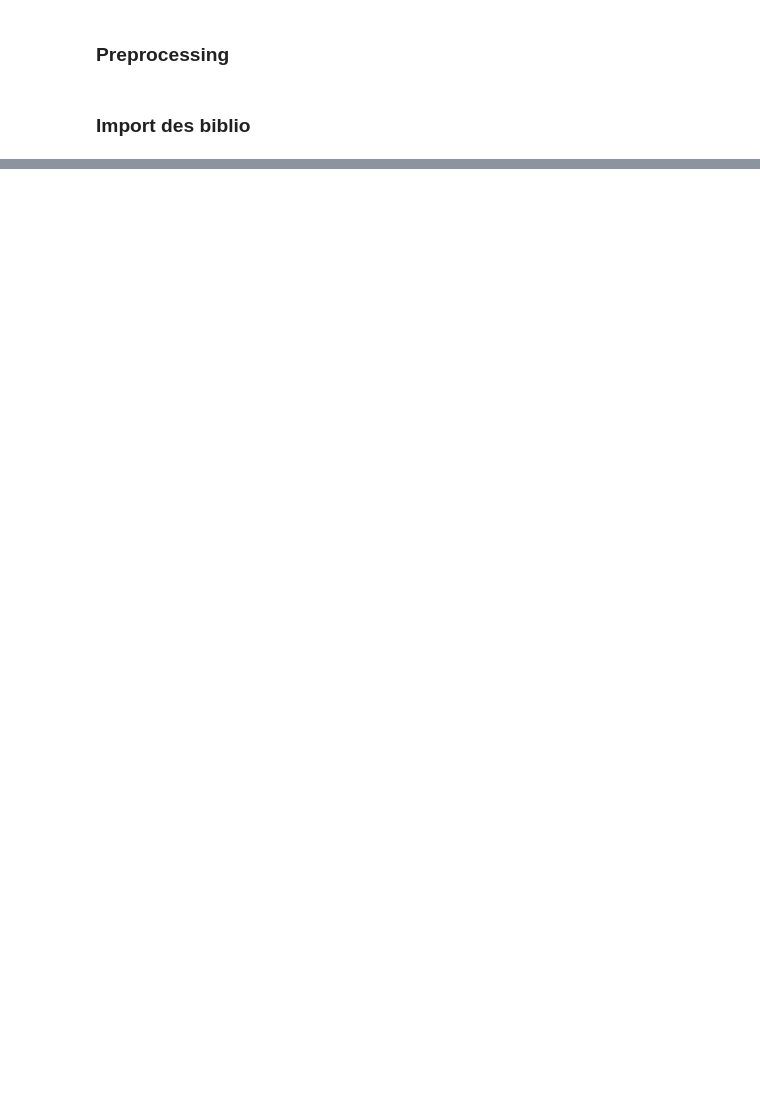
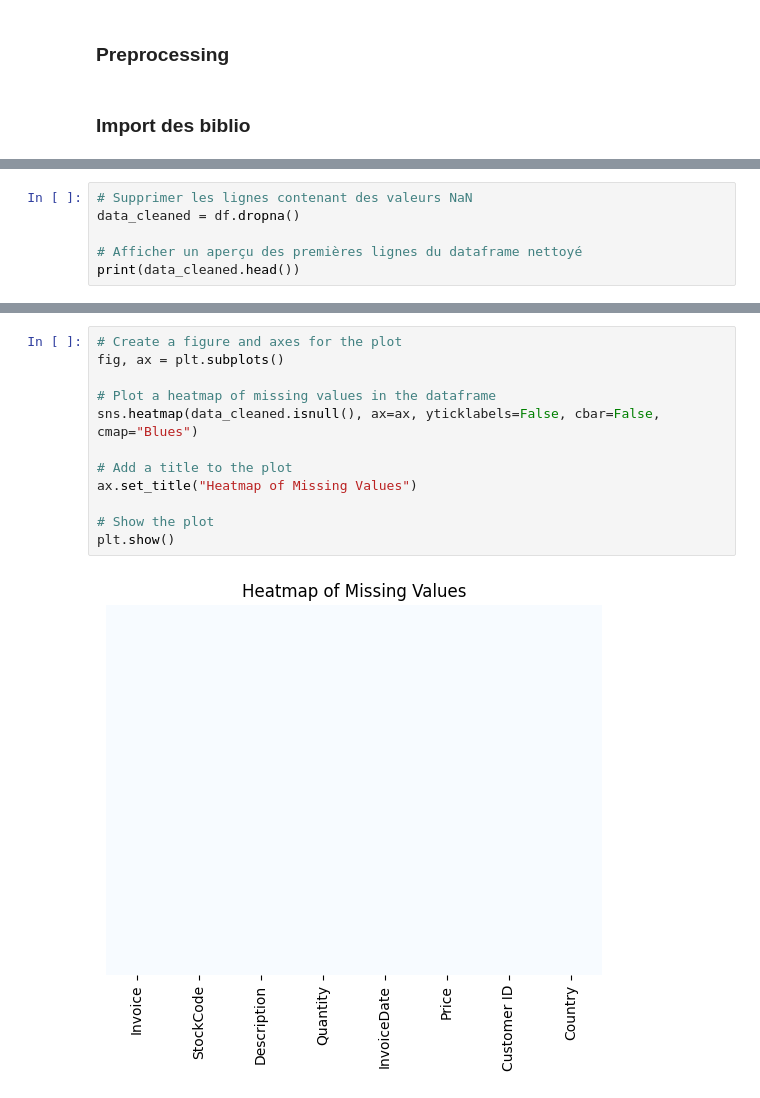
Before and after one commit to Noura-ou/projet_segmentation_client, a Jupyter notebook: src/test_noura.ipynb, the cells around one changed output, grey strips where cells are left out. Cells and saved outputs as stored; diff of their text form; blank space fills up the shorter version.

```diff
--- a/src/test_noura.ipynb
+++ b/src/test_noura.ipynb
@@ -22,0 +108,6 @@ data.head(9)
+# %%
+# Supprimer les lignes contenant des valeurs NaN
+data_cleaned = df.dropna()
+
+# Afficher un aperçu des premières lignes du dataframe nettoyé
+print(data_cleaned.head())
@@ -22,0 +146,14 @@ data.head(9)
+# %%
+# Create a figure and axes for the plot
+fig, ax = plt.subplots()
+
+# Plot a heatmap of missing values in the dataframe
+sns.heatmap(data_cleaned.isnull(), ax=ax, yticklabels=False, cbar=False, cmap="Blues")
+
+# Add a title to the plot
+ax.set_title("Heatmap of Missing Values")
+
+# Show the plot
+plt.show()
+# %% [output]
+[figure, added]
```
Also changed, not shown: parts of 33 cells of this notebook, 3 other files.
